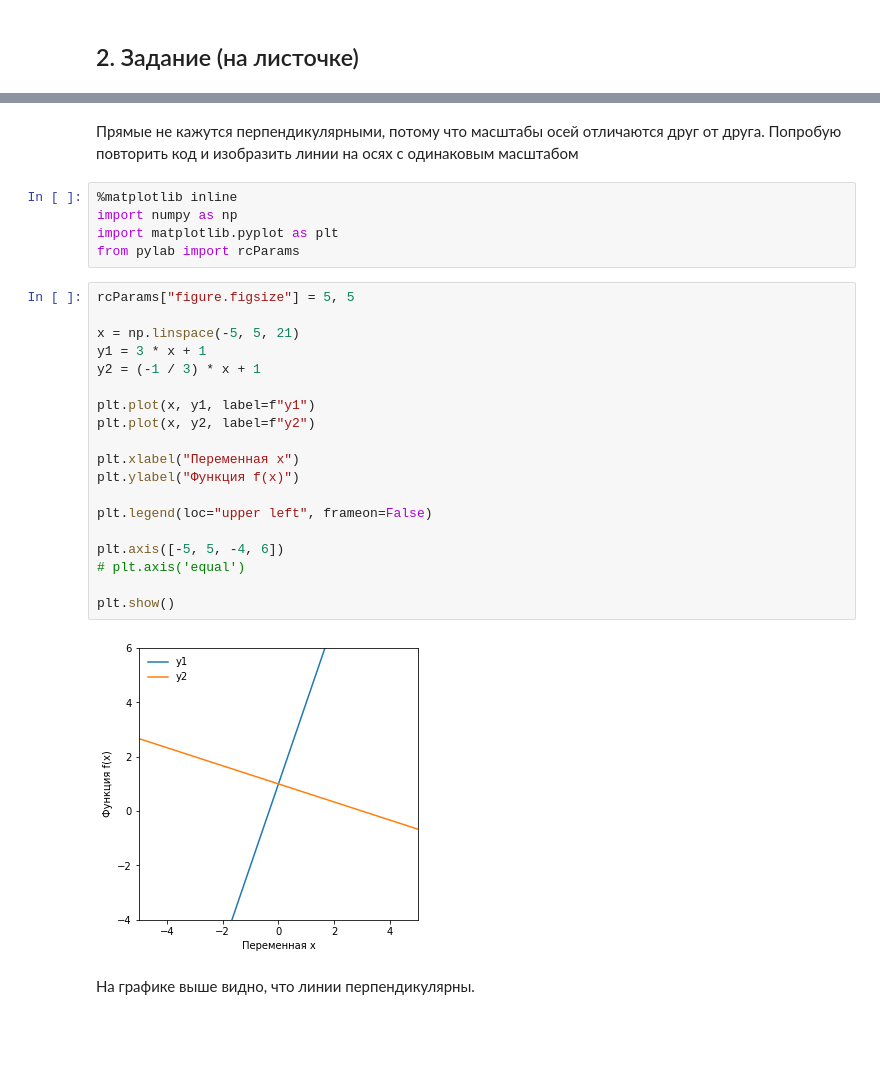
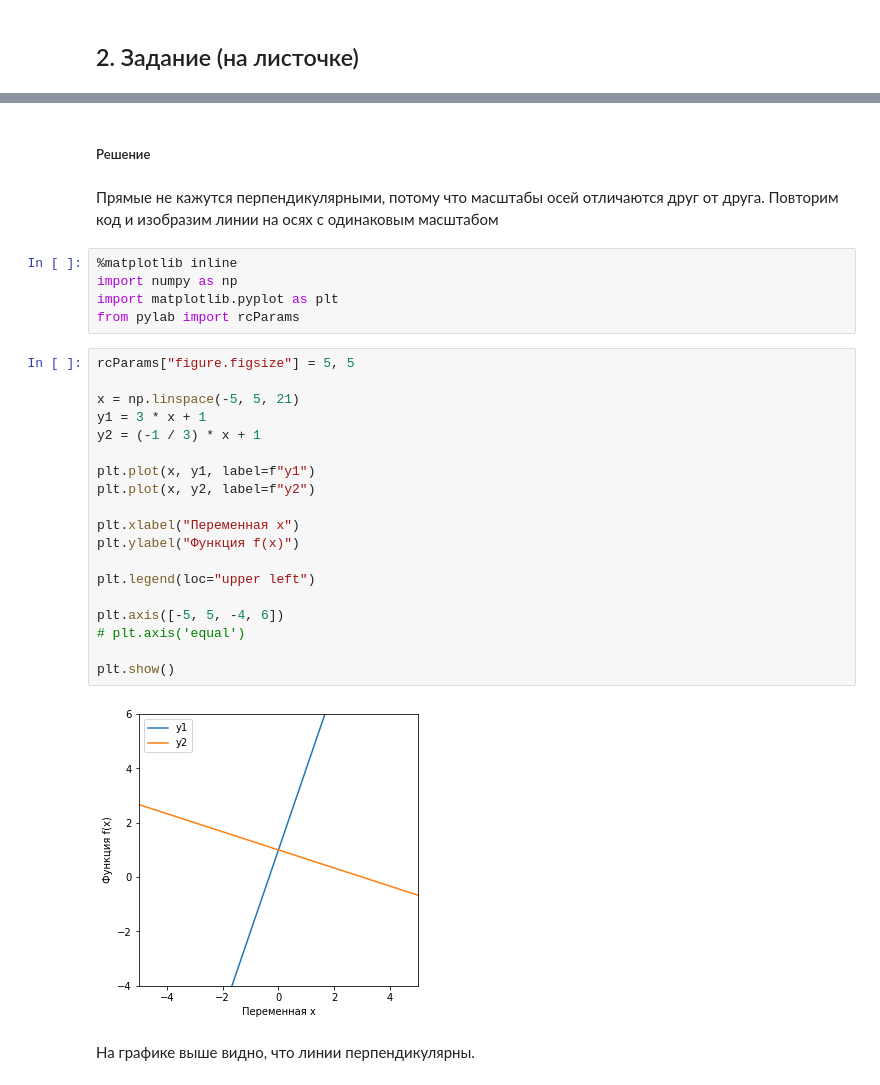
Before and after one commit to Gecod/GB, a Jupyter notebook: 2021.09-10 Introduction to Higher Mathematics/Task_03/Task_03.ipynb, the cells around one changed output, grey strips where cells are left out. Drawn from its saved outputs; the diff is of its cells as text; blank space fills up the shorter version.

```diff
--- a/2021.09-10 Introduction to Higher Mathematics/Task_03/Task_03.ipynb
+++ b/2021.09-10 Introduction to Higher Mathematics/Task_03/Task_03.ipynb
@@ -33,8 +37,10 @@ print(calc_3d_vector_length(a_start, a_end))
 Почему прямые не кажутся перпендикулярными? (см.ролик)
 
 <img src="Task_03_01.png" alt="Drawing" style="width: 400px;">
+# %% [markdown]
+##### Решение
 # %% [markdown]
-Прямые не кажутся перпендикулярными, потому что масштабы осей отличаются друг от друга. Попробую повторить код и изобразить линии на осях с одинаковым масштабом
+Прямые не кажутся перпендикулярными, потому что масштабы осей отличаются друг от друга. Повторим код и изобразим линии на осях с одинаковым масштабом
 # %%
 %matplotlib inline
 import numpy as np
@@ -43,24 +49,24 @@ from pylab import rcParams
 # %%
 rcParams["figure.figsize"] = 5, 5
 
 x = np.linspace(-5, 5, 21)
 y1 = 3 * x + 1
 y2 = (-1 / 3) * x + 1
 
 plt.plot(x, y1, label=f"y1")
 plt.plot(x, y2, label=f"y2")
 
 plt.xlabel("Переменная x")
 plt.ylabel("Функция f(x)")
 
-plt.legend(loc="upper left", frameon=False)
+plt.legend(loc="upper left")
 
 plt.axis([-5, 5, -4, 6])
 # plt.axis('equal')
 
 plt.show()
 # %% [output]
-[figure, old version]
+[figure, new version]
 # %% [markdown]
 На графике выше видно, что линии перпендикулярны.
 # %% [markdown]
```
Also changed, not shown: parts of 38 cells of this notebook.
